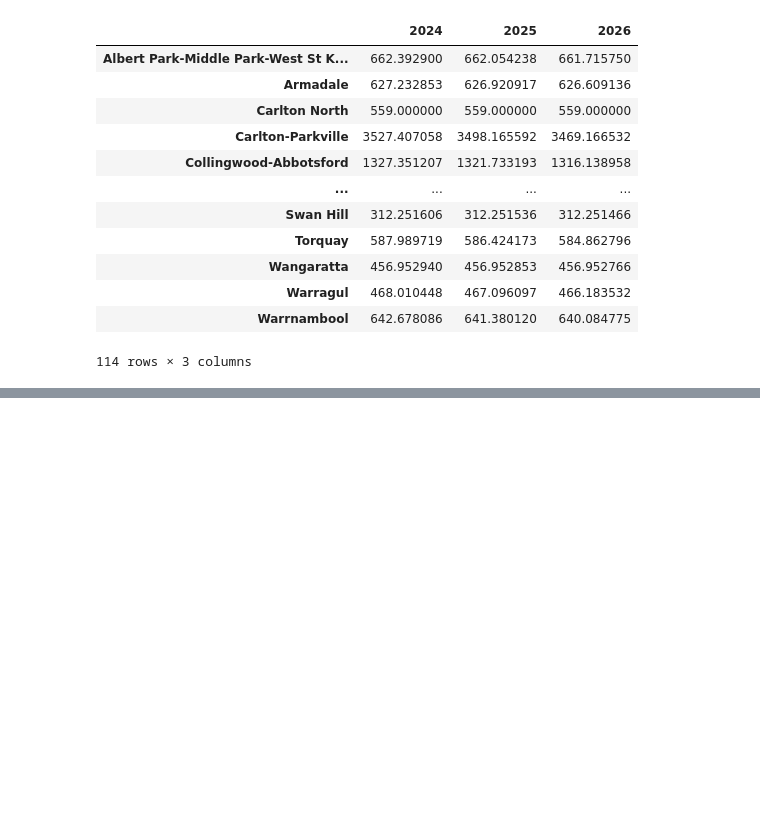
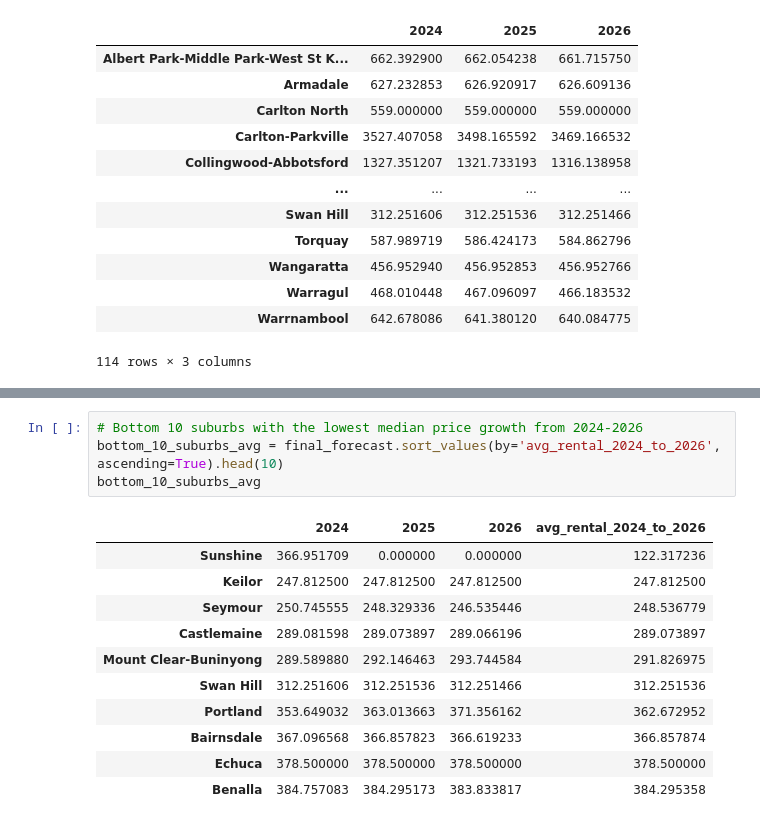
Before and after one commit to MAST30034-AppliedDataScience/project-2-group-real-estate-hexosergeantchelelebratebonitz, a Jupyter notebook: notebooks/Michele/modelling_timeseries.ipynb, the cells around one changed output, grey strips where cells are left out. Drawn from its saved outputs; the diff is of its cells as text; blank space fills up the shorter version.

Commit message:
calculate bottom 10 suburbs forecast

```diff
--- a/notebooks/Michele/modelling_timeseries.ipynb
+++ b/notebooks/Michele/modelling_timeseries.ipynb
@@ -524,3 +524,19 @@ top_10_suburbs_avg
 | Docklands | 1664.958333 | 1664.958333 | 1664.958333 | 1664.958333 |
 | Box Hill | 1622.407397 | 1621.137116 | 1619.867831 | 1621.137448 |
 | Essendon | 1432.747354 | 1432.325398 | 1431.903565 | 1432.325439 |
+# %%
+# Bottom 10 suburbs with the lowest median price growth from 2024-2026
+bottom_10_suburbs_avg = final_forecast.sort_values(by='avg_rental_2024_to_2026', ascending=True).head(10)
+bottom_10_suburbs_avg
+# %% [output]
+|  | 2024 | 2025 | 2026 | avg_rental_2024_to_2026 |
+| Sunshine | 366.951709 | 0.000000 | 0.000000 | 122.317236 |
+| Keilor | 247.812500 | 247.812500 | 247.812500 | 247.812500 |
+| Seymour | 250.745555 | 248.329336 | 246.535446 | 248.536779 |
+| Castlemaine | 289.081598 | 289.073897 | 289.066196 | 289.073897 |
+| Mount Clear-Buninyong | 289.589880 | 292.146463 | 293.744584 | 291.826975 |
+| Swan Hill | 312.251606 | 312.251536 | 312.251466 | 312.251536 |
+| Portland | 353.649032 | 363.013663 | 371.356162 | 362.672952 |
+| Bairnsdale | 367.096568 | 366.857823 | 366.619233 | 366.857874 |
+| Echuca | 378.500000 | 378.500000 | 378.500000 | 378.500000 |
+| Benalla | 384.757083 | 384.295173 | 383.833817 | 384.295358 |
```
